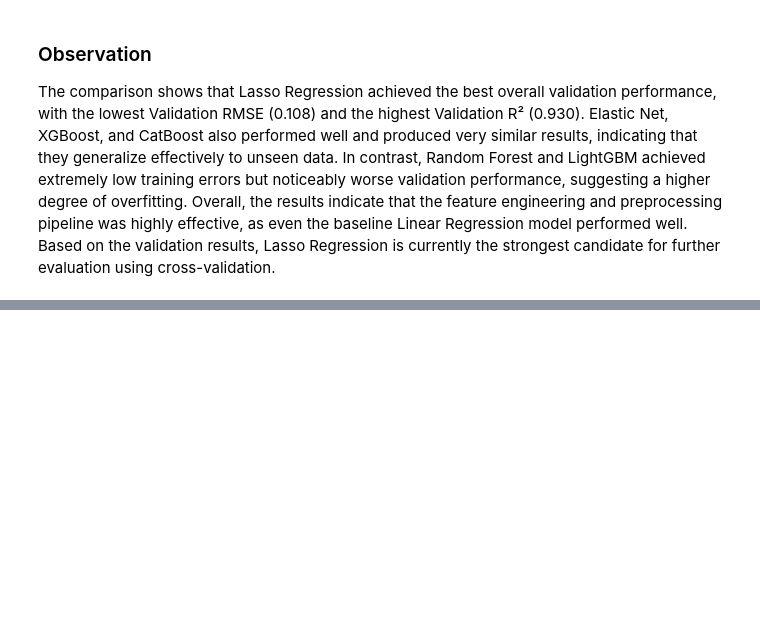
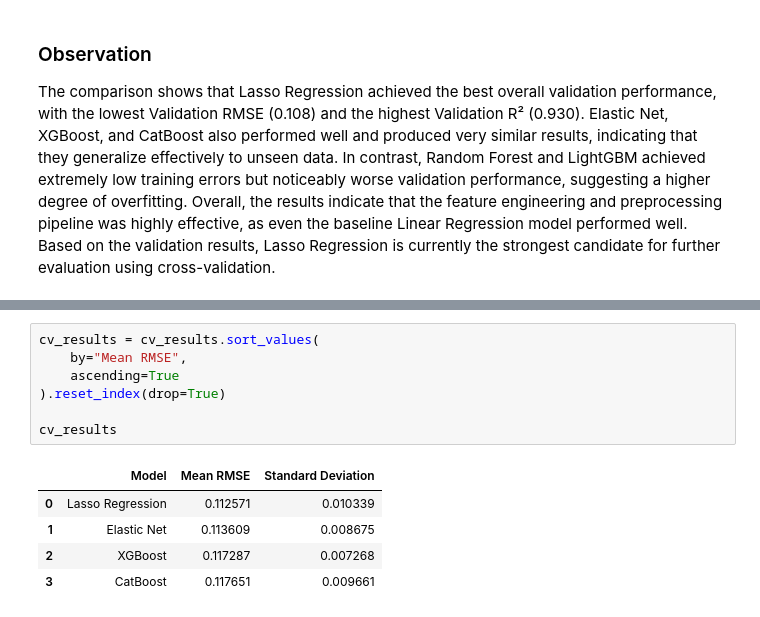
Before and after one commit to mustafa-al-soufi/house-price-prediction, a Jupyter notebook: notebooks/exploration.ipynb, the cells around one changed output, grey strips where cells are left out. Drawn from its saved outputs; the diff is of its cells as text; blank space fills up the shorter version.

```diff
--- a/notebooks/exploration.ipynb
+++ b/notebooks/exploration.ipynb
@@ -1104,0 +1239,13 @@ The comparison shows that Lasso Regression achieved the best overall validation
+# %%
+cv_results = cv_results.sort_values(
+    by="Mean RMSE",
+    ascending=True
+).reset_index(drop=True)
+
+cv_results
+# %% [output]
+|  | Model | Mean RMSE | Standard Deviation |
+| 0 | Lasso Regression | 0.112571 | 0.010339 |
+| 1 | Elastic Net | 0.113609 | 0.008675 |
+| 2 | XGBoost | 0.117287 | 0.007268 |
+| 3 | CatBoost | 0.117651 | 0.009661 |
```
Also changed, not shown: parts of 20 cells of this notebook, 4 other files.
